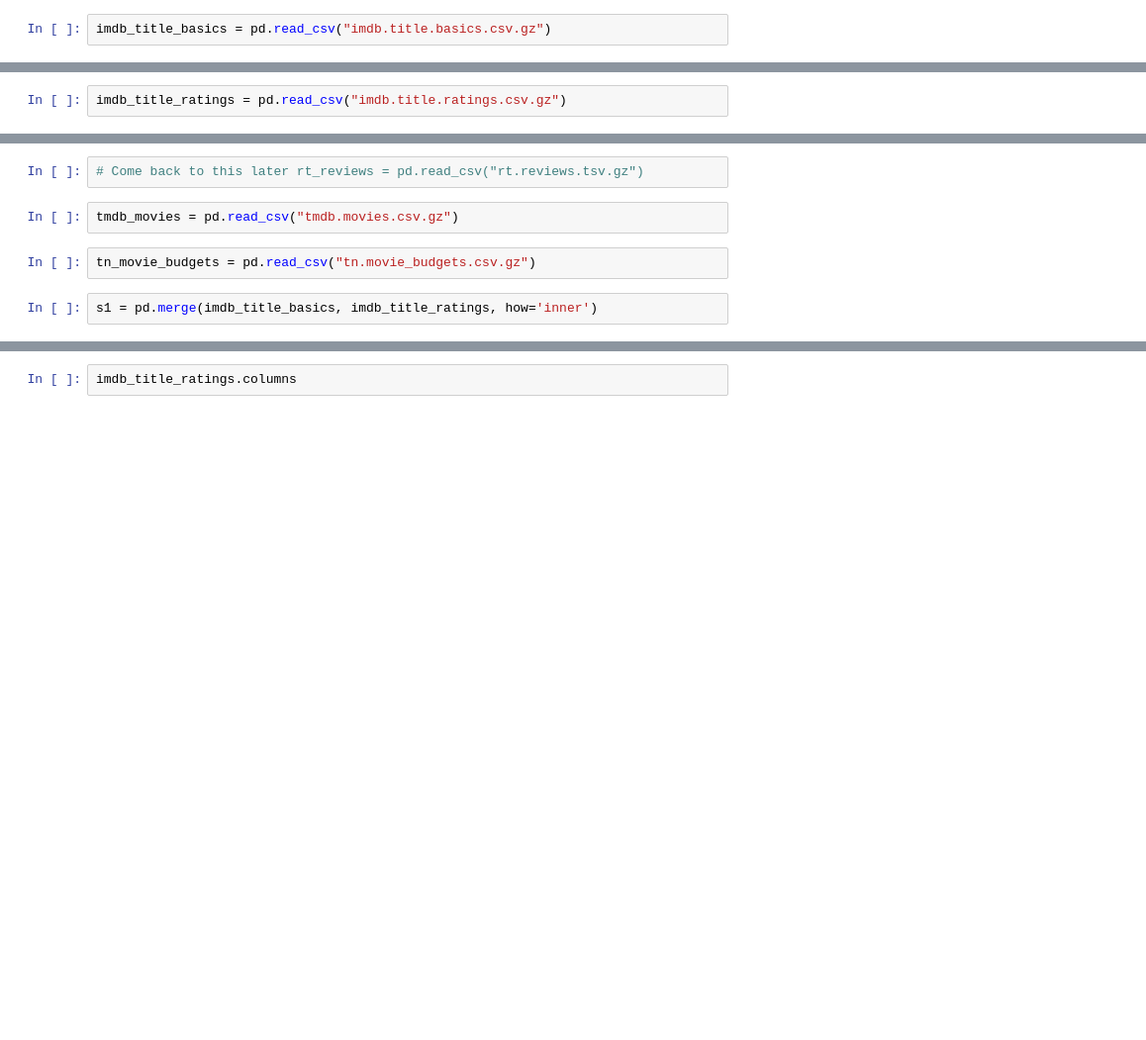
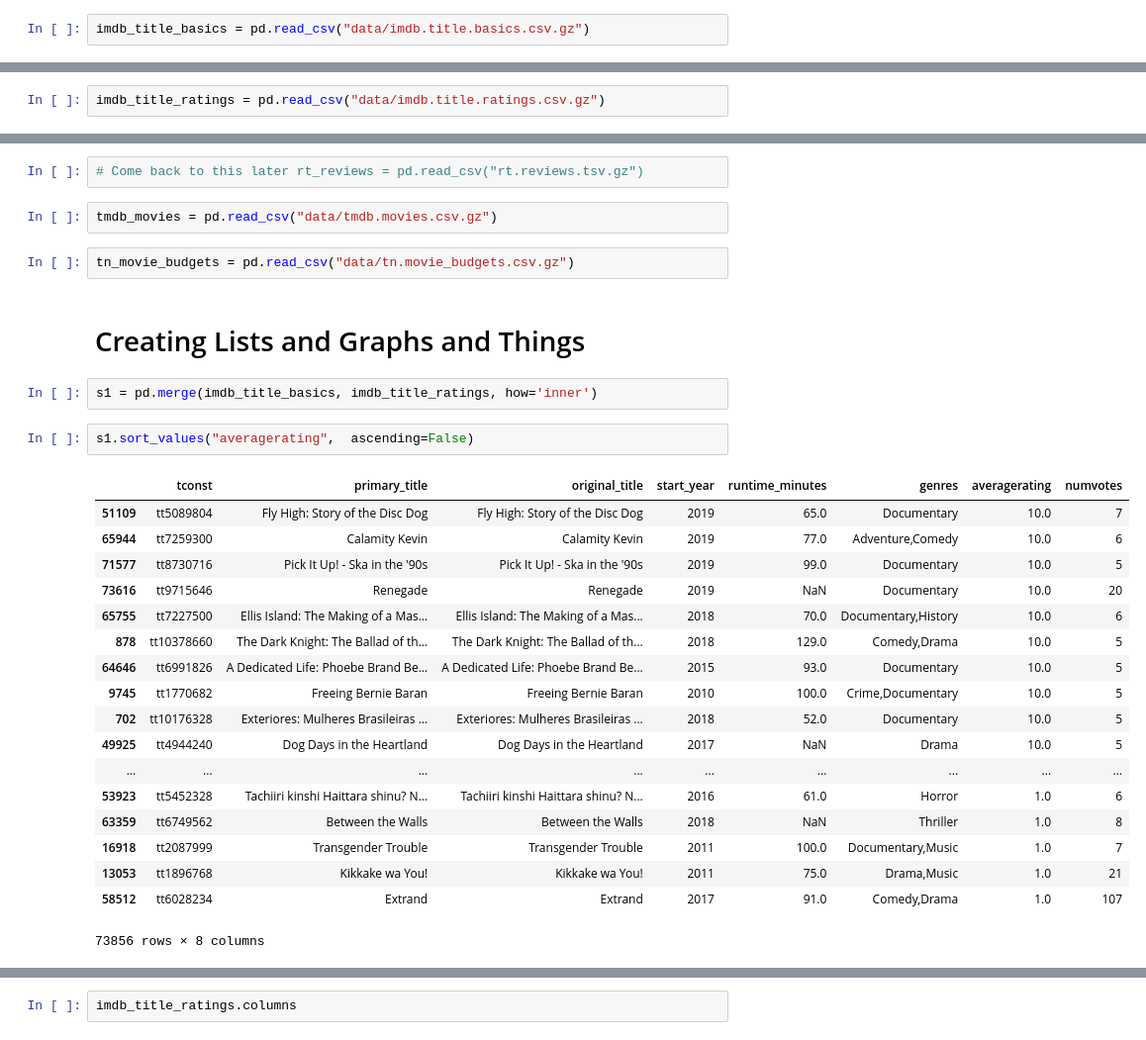
Before and after one commit to anilca-lab/FIS-Mod1-Project, a Jupyter notebook: imported_film_data.ipynb, the cells around one changed output, grey strips where cells are left out. Shown: that part at 99% size. Cells and saved outputs as stored; diff of their text form; blank space fills up the shorter version.

```diff
--- a/imported_film_data.ipynb
+++ b/imported_film_data.ipynb
@@ -9,3 +9,3 @@ imdb_title_akas = pd.read_csv("imdb.title.akas.csv.gz")
 # %%
-imdb_title_basics = pd.read_csv("imdb.title.basics.csv.gz")
+imdb_title_basics = pd.read_csv("data/imdb.title.basics.csv.gz")
 # %%
@@ -15,3 +15,3 @@ imdb_title_principals = pd.read_csv("imdb.title.principals.csv.gz")
 # %%
-imdb_title_ratings = pd.read_csv("imdb.title.ratings.csv.gz")
+imdb_title_ratings = pd.read_csv("data/imdb.title.ratings.csv.gz")
 # %%
@@ -19,8 +19,31 @@ rt_movie_info = pd.read_csv("rt.movie_info.tsv.gz", sep='\t')
 # %%
 # Come back to this later rt_reviews = pd.read_csv("rt.reviews.tsv.gz")
 # %%
-tmdb_movies = pd.read_csv("tmdb.movies.csv.gz")
+tmdb_movies = pd.read_csv("data/tmdb.movies.csv.gz")
 # %%
-tn_movie_budgets = pd.read_csv("tn.movie_budgets.csv.gz")
+tn_movie_budgets = pd.read_csv("data/tn.movie_budgets.csv.gz")
+# %% [markdown]
+# Creating Lists and Graphs and Things
 # %%
 s1 = pd.merge(imdb_title_basics, imdb_title_ratings, how='inner')
+# %%
+s1.sort_values("averagerating",  ascending=False)
+# %% [output]
+|  | tconst | primary_title | original_title | start_year | runtime_minutes | genres | averagerating | numvotes |
+| 51109 | tt5089804 | Fly High: Story of the Disc Dog | Fly High: Story of the Disc Dog | 2019 | 65.0 | Documentary | 10.0 | 7 |
+| 65944 | tt7259300 | Calamity Kevin | Calamity Kevin | 2019 | 77.0 | Adventure,Comedy | 10.0 | 6 |
+| 71577 | tt8730716 | Pick It Up! - Ska in the '90s | Pick It Up! - Ska in the '90s | 2019 | 99.0 | Documentary | 10.0 | 5 |
+| 73616 | tt9715646 | Renegade | Renegade | 2019 | NaN | Documentary | 10.0 | 20 |
+| 65755 | tt7227500 | Ellis Island: The Making of a Mas... | Ellis Island: The Making of a Mas... | 2018 | 70.0 | Documentary,History | 10.0 | 6 |
+| 878 | tt10378660 | The Dark Knight: The Ballad of th... | The Dark Knight: The Ballad of th... | 2018 | 129.0 | Comedy,Drama | 10.0 | 5 |
+| 64646 | tt6991826 | A Dedicated Life: Phoebe Brand Be... | A Dedicated Life: Phoebe Brand Be... | 2015 | 93.0 | Documentary | 10.0 | 5 |
+| 9745 | tt1770682 | Freeing Bernie Baran | Freeing Bernie Baran | 2010 | 100.0 | Crime,Documentary | 10.0 | 5 |
+| 702 | tt10176328 | Exteriores: Mulheres Brasileiras ... | Exteriores: Mulheres Brasileiras ... | 2018 | 52.0 | Documentary | 10.0 | 5 |
+| 49925 | tt4944240 | Dog Days in the Heartland | Dog Days in the Heartland | 2017 | NaN | Drama | 10.0 | 5 |
+| ... | ... | ... | ... | ... | ... | ... | ... | ... |
+| 53923 | tt5452328 | Tachiiri kinshi Haittara shinu? N... | Tachiiri kinshi Haittara shinu? N... | 2016 | 61.0 | Horror | 1.0 | 6 |
+| 63359 | tt6749562 | Between the Walls | Between the Walls | 2018 | NaN | Thriller | 1.0 | 8 |
+| 16918 | tt2087999 | Transgender Trouble | Transgender Trouble | 2011 | 100.0 | Documentary,Music | 1.0 | 7 |
+| 13053 | tt1896768 | Kikkake wa You! | Kikkake wa You! | 2011 | 75.0 | Drama,Music | 1.0 | 21 |
+| 58512 | tt6028234 | Extrand | Extrand | 2017 | 91.0 | Comedy,Drama | 1.0 | 107 |
+73856 rows × 8 columns
```
Also changed, not shown: parts of 11 cells of this notebook.
